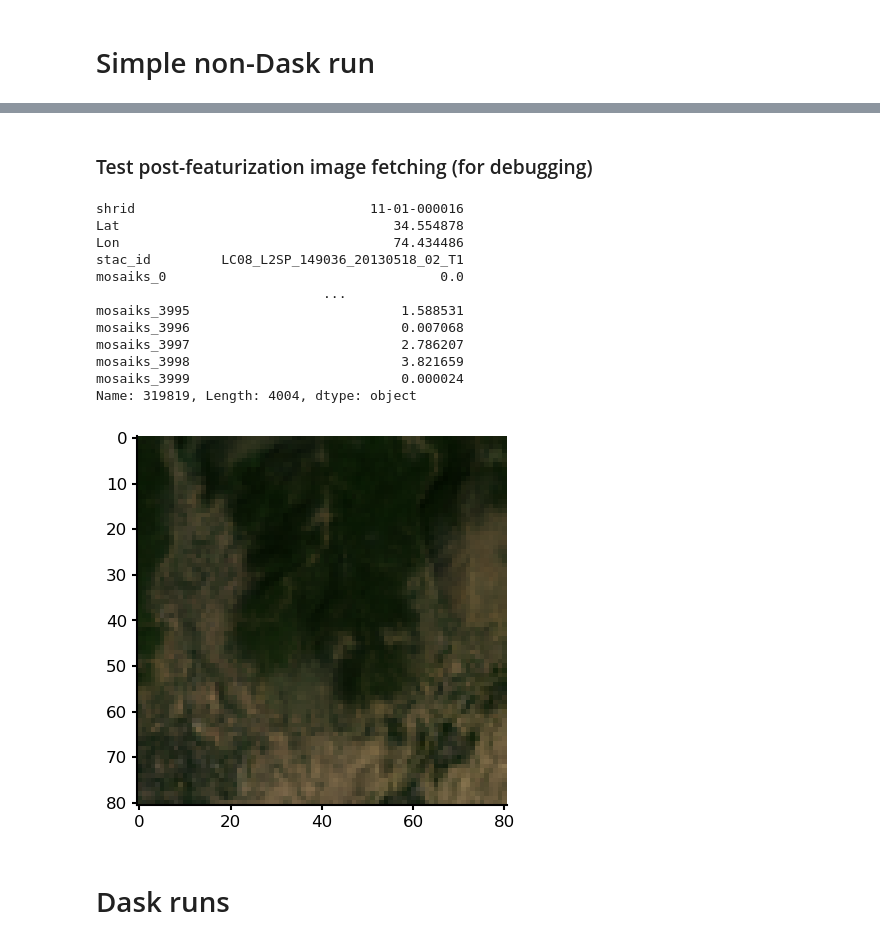
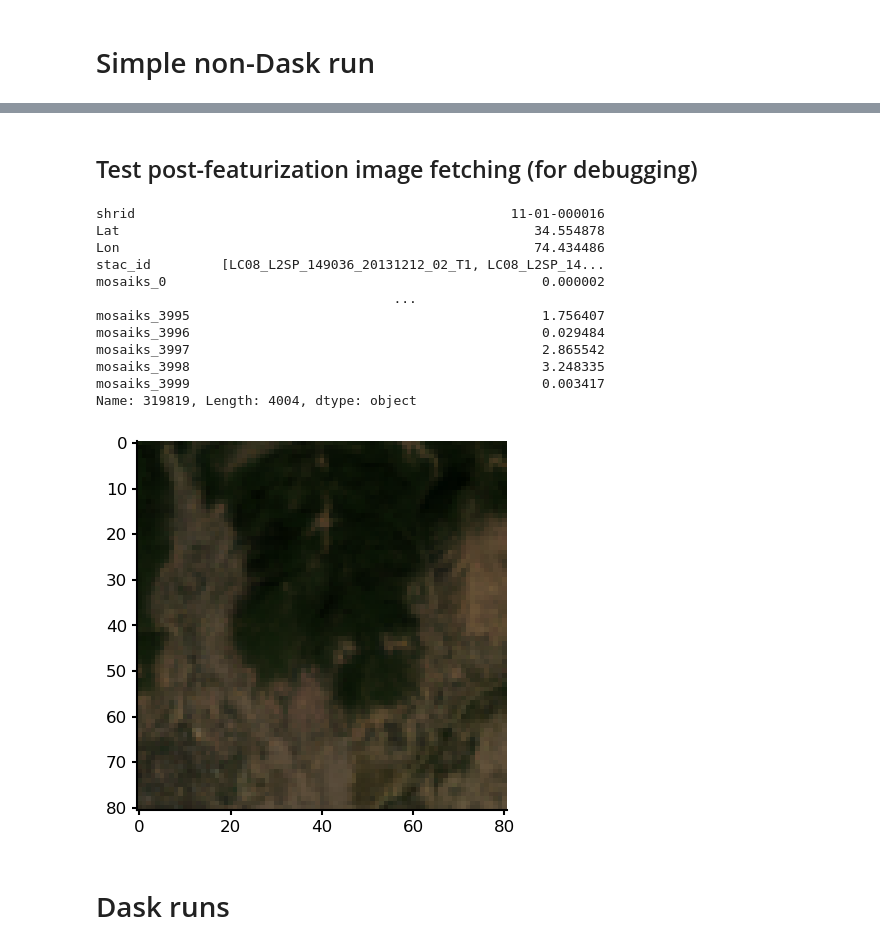
Before and after one commit to IDinsight/mosaiks, a Jupyter notebook: playground/featurize_pipeline_new_dask.ipynb, the cells around one changed output, grey strips where cells are left out. Cells and saved outputs as stored; diff of their text form; code cells hidden in the pictures.

```diff
--- a/playground/featurize_pipeline_new_dask.ipynb
+++ b/playground/featurize_pipeline_new_dask.ipynb
@@ -160,10 +135,9 @@ Wall time: 123 ms
 # %%
-%%time
-df = make_result_df(
+result_df = make_result_df(
     features=X_features,
     mosaiks_col_names=mosaiks_col_names,
     context_gdf=points_gdf_with_stac,
     context_cols_to_keep=featurization_config["context_cols_to_keep"],
 )
-df
+result_df
 # %% [output]
@@ -183,37 +151,37 @@ Wall time: 16.3 ms
 # %% [markdown]
-### Test post-featurization image fetching (for debugging)
+## Test post-featurization image fetching (for debugging)
 # %%
 # choose featurised data
-data = utl.load_dataframe(test_mosaiks_folder_path / "df_000.parquet.gzip")
-# data = df
+# data = utl.load_dataframe(test_mosaiks_folder_path / "df_000.parquet.gzip")
+data = result_df
 # %%
 # choose row
 row = data.iloc[0]
 row
 # %% [output]
-shrid                              11-01-000016
-Lat                                   34.554878
-Lon                                   74.434486
-stac_id         LC08_L2SP_149036_20130518_02_T1
-mosaiks_0                                   0.0
-                             ...
-mosaiks_3995                           1.588531
-mosaiks_3996                           0.007068
-mosaiks_3997                           2.786207
-mosaiks_3998                           3.821659
-mosaiks_3999                           0.000024
+shrid                                                11-01-000016
+Lat                                                     34.554878
+Lon                                                     74.434486
+stac_id         [LC08_L2SP_149036_20131212_02_T1, LC08_L2SP_14...
+mosaiks_0                                                0.000002
+                                      ...
+mosaiks_3995                                             1.756407
+mosaiks_3996                                             0.029484
+mosaiks_3997                                             2.865542
+mosaiks_3998                                             3.248335
+mosaiks_3999                                             0.003417
 Name: 319819, Length: 4004, dtype: object
 # %%
 # fetch image crop as per parameters in satellite_config (buffer, bands, etc)
-from mosaiks.fetch.images import get_image_crop_from_stac_id
+from mosaiks.fetch.images import fetch_image_crop_from_stac_id
 
-image_crop = get_image_crop_from_stac_id(
+image_crop = fetch_image_crop_from_stac_id(
     stac_id=row["stac_id"],
     lon=row["Lon"],
     lat=row["Lat"],
+    satellite_config=satellite_config,
     normalise=True,
-    satellite_config=satellite_config,
     plot=True,
 )
 # %% [output]
-[figure, old version]
+[figure, new version]
```
Also changed, not shown: parts of 20 cells of this notebook, 3 other files.
